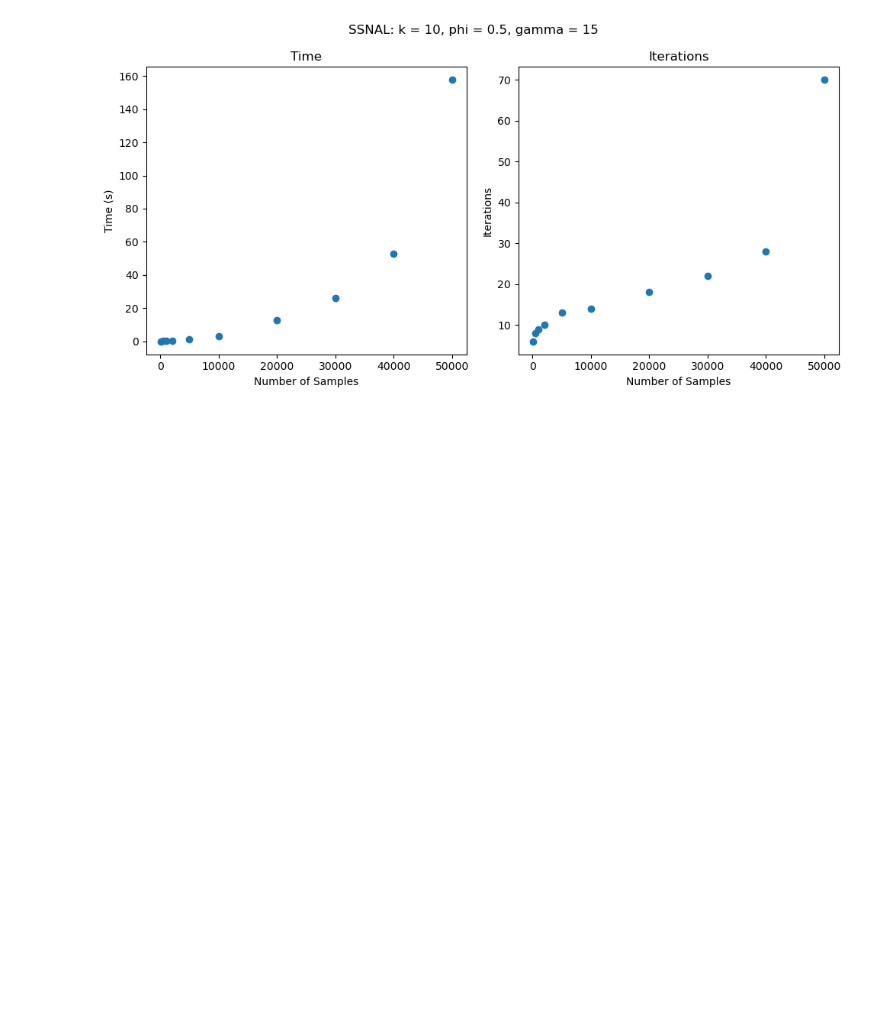
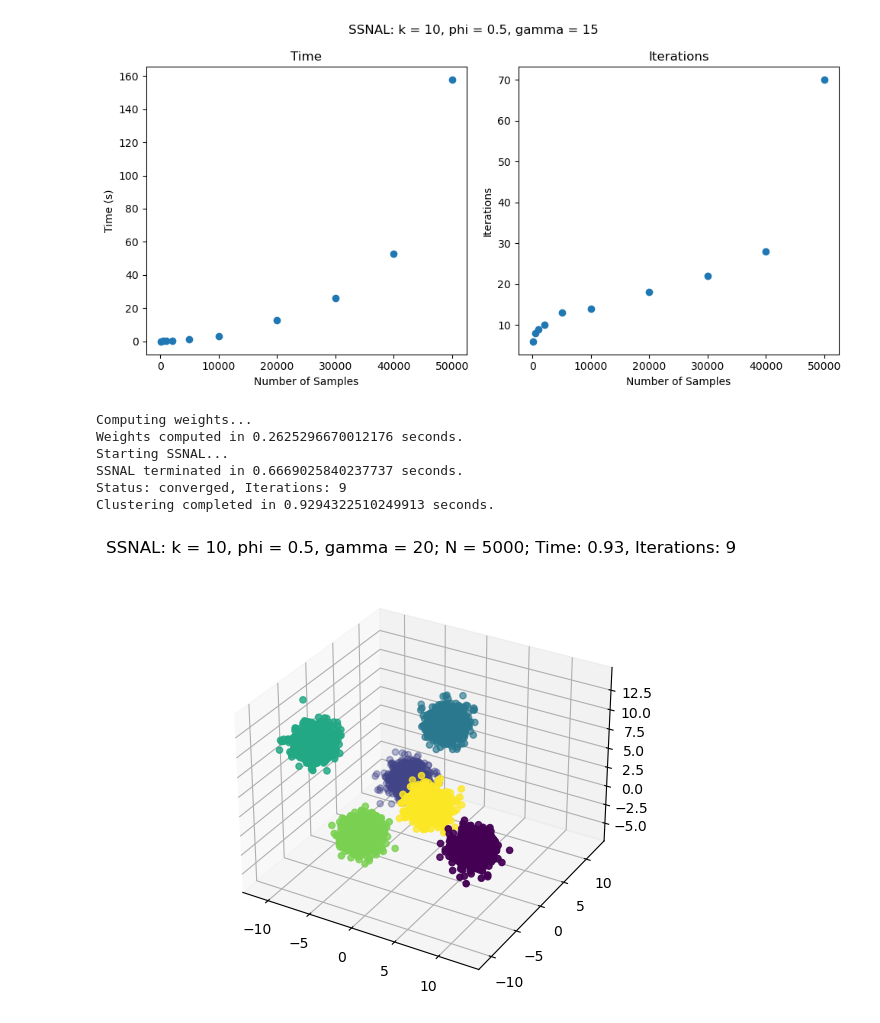
Before and after one commit to dx-li/pycvxcluster, a Jupyter notebook: Examples.ipynb, the cells around one changed output. Cells and saved outputs as stored; diff of their text form; code cells hidden in the pictures; blank space fills up the shorter version.

```diff
--- a/Examples.ipynb
+++ b/Examples.ipynb
@@ -154,6 +154,25 @@ Status: converged, Iterations: 70
 Clustering completed in 155.46431983303046 seconds.
 ----------------------------------
 [figure]
+# %%
+n_samples = 5000
+blobs3d = datasets.make_blobs(n_samples=n_samples, random_state=seed, n_features=3, centers = 6, cluster_std = 1)
+ssnal = pycvxcluster.pycvxcluster.SSNAL(k=10, phi = 0.5, gamma = 20)
+labels = ssnal.fit_predict(blobs3d[0])
+fig = plt.figure()
+ax = fig.add_subplot(111, projection='3d')
+ax.scatter(blobs3d[0][:,0], blobs3d[0][:,1], blobs3d[0][:,2], c=labels)
+fig.suptitle(f"SSNAL: k = {ssnal.k}, phi = {ssnal.phi}, gamma = {ssnal.gamma}; N = {n_samples}; Time: {ssnal.tot_time_:.2f}, Iterations: {ssnal.iter_:.0f}")
+plt.tight_layout()
+plt.show()
+# %% [output]
+Computing weights...
+Weights computed in 0.2625296670012176 seconds.
+Starting SSNAL...
+SSNAL terminated in 0.6669025840237737 seconds.
+Status: converged, Iterations: 9
+Clustering completed in 0.9294322510249913 seconds.
+[figure, added]
 # %%
 sizes = [500, 1000, 5000, 10000, 20000, 50000]
 times = np.zeros(len(sizes))
```
Also changed, not shown: parts of 3 cells of this notebook.
